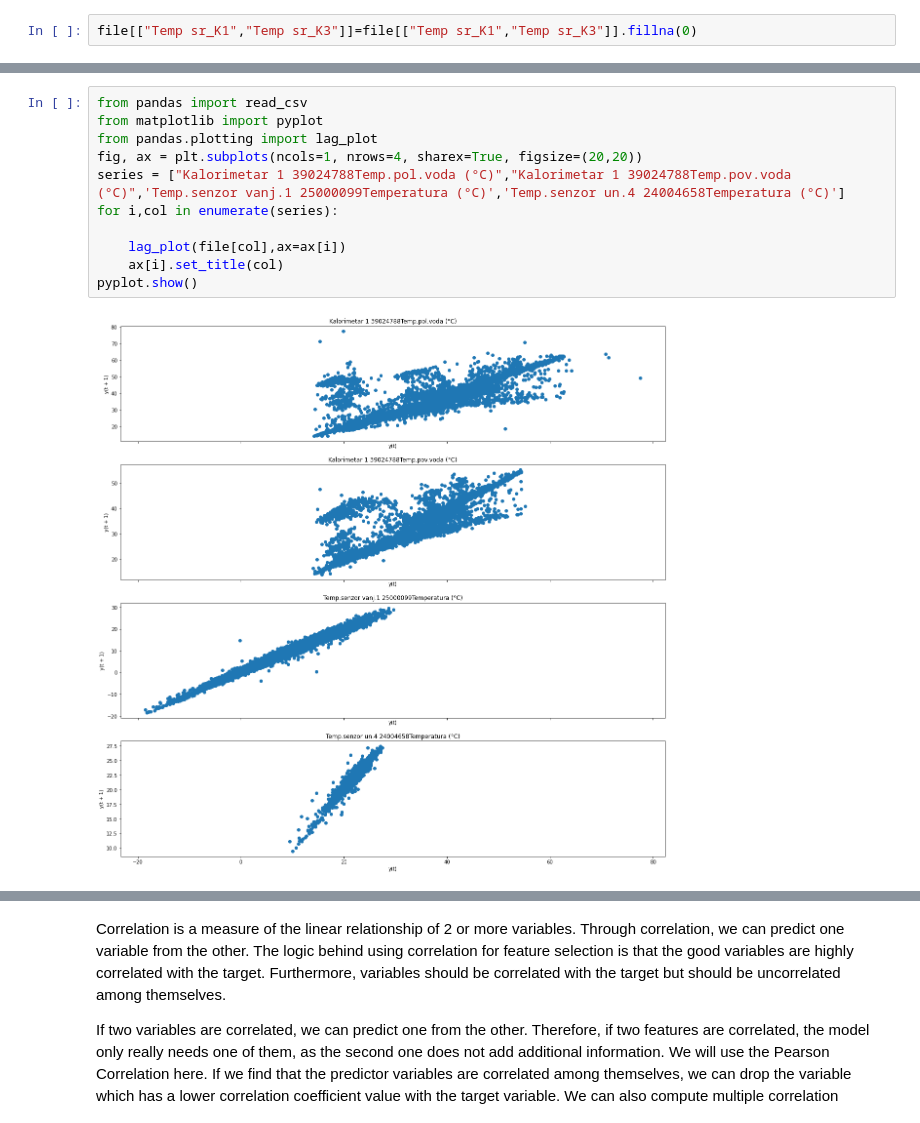
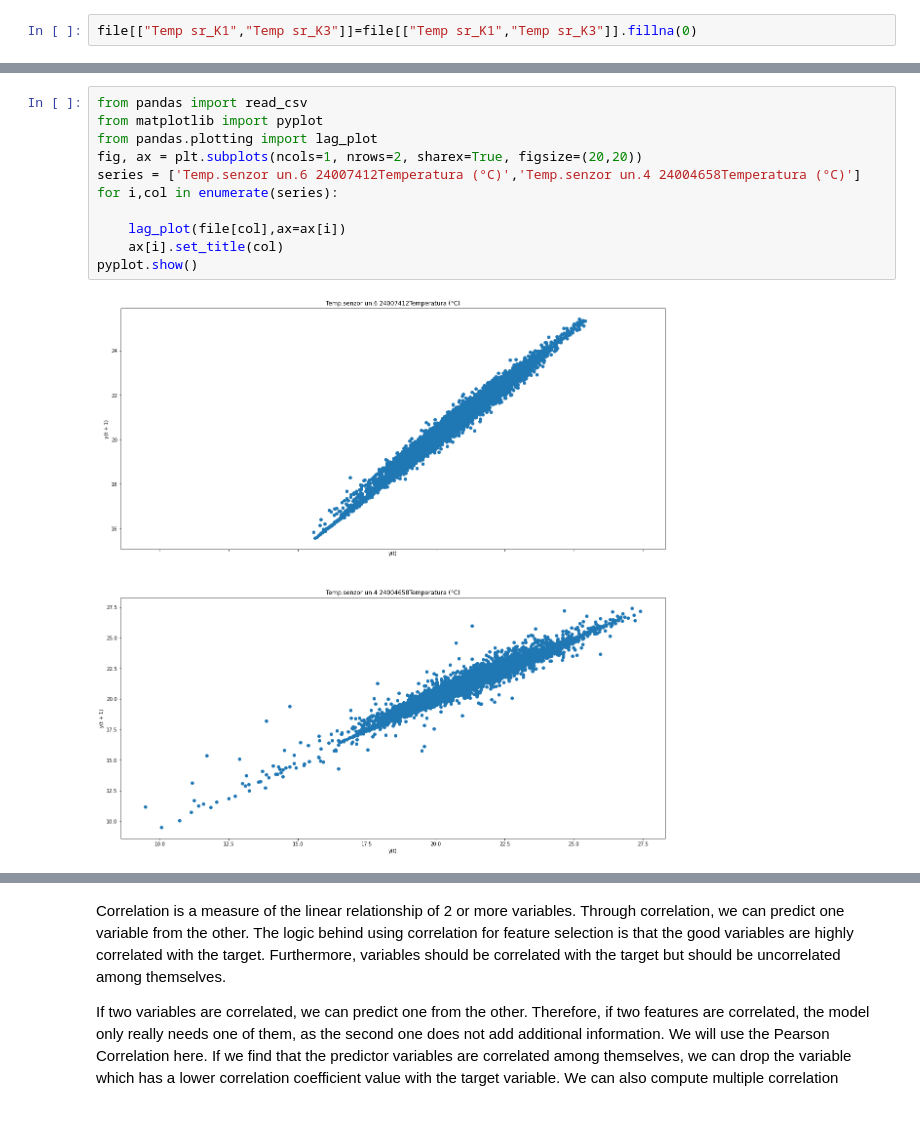
Before and after one commit to ehlimana/EMS, a Jupyter notebook: Creating features.ipynb, the cells around one changed output, grey strips where cells are left out. Saved outputs shown, nothing was run; the diff lists cells and outputs as text.

```diff
--- a/Creating features.ipynb
+++ b/Creating features.ipynb
@@ -237,13 +257,13 @@ file[["Temp sr_K1","Temp sr_K3"]]=file[["Temp sr_K1","Temp sr_K3"]].fillna(0)
 # %%
 from pandas import read_csv
 from matplotlib import pyplot
 from pandas.plotting import lag_plot
-fig, ax = plt.subplots(ncols=1, nrows=4, sharex=True, figsize=(20,20))
-series = ["Kalorimetar 1 39024788Temp.pol.voda (°C)","Kalorimetar 1 39024788Temp.pov.voda (°C)",'Temp.senzor vanj.1 25000099Temperatura (°C)','Temp.senzor un.4 24004658Temperatura (°C)']
+fig, ax = plt.subplots(ncols=1, nrows=2, sharex=True, figsize=(20,20))
+series = ['Temp.senzor un.6 24007412Temperatura (°C)','Temp.senzor un.4 24004658Temperatura (°C)']
 for i,col in enumerate(series):
 
     lag_plot(file[col],ax=ax[i])
     ax[i].set_title(col)
 pyplot.show()
 # %% [output]
-[figure, old version]
+[figure, new version]
```
Also changed, not shown: parts of 26 cells of this notebook, 2 other files.
